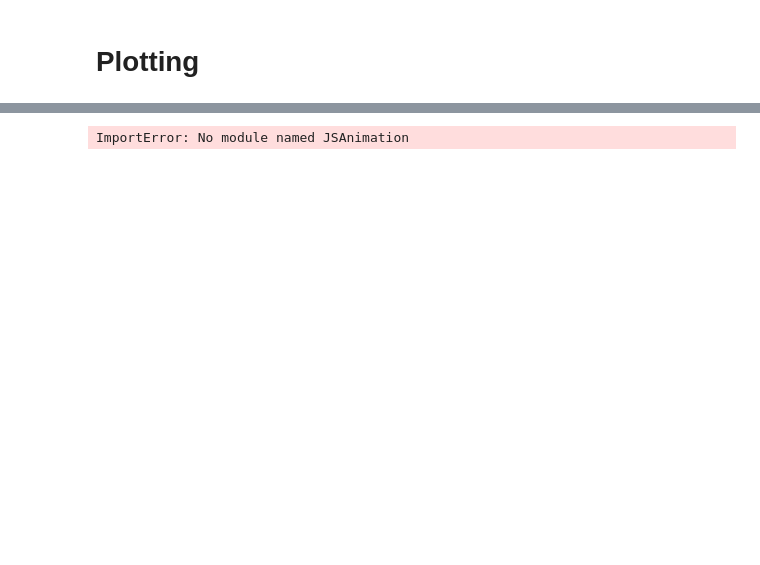
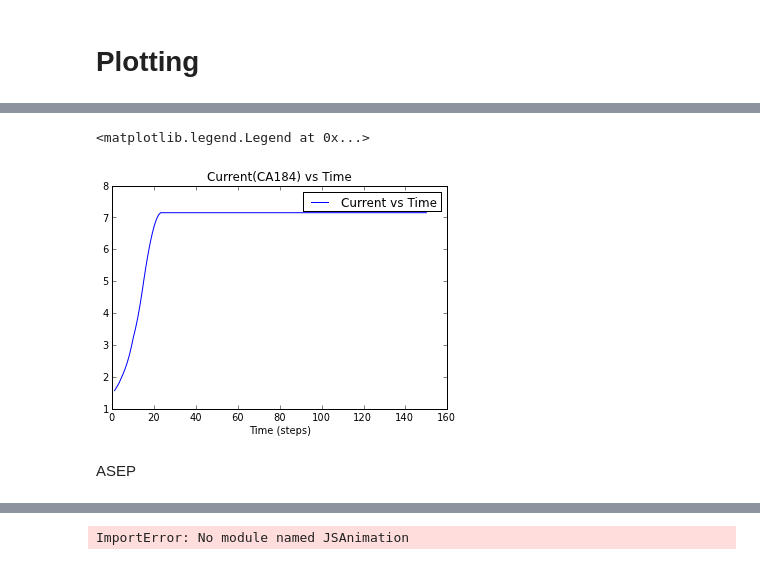
Before and after one commit to aalittlephys202/PHYS202-S13, a Jupyter notebook: Project/Traffic Flow.ipynb, the cells around one changed output, grey strips where cells are left out. Cells and saved outputs as stored; diff of their text form; code cells hidden in the pictures; blank space fills up the shorter version.

```diff
--- a/Project/Traffic Flow.ipynb
+++ b/Project/Traffic Flow.ipynb
@@ -312,0 +261,12 @@ print STCA(pos2, veli2,road)[1]
+# %%
+density = 10./200.
+currentCA184 = x_aveCA184*density
+plot(t,currentCA184,label='Current vs Time')
+xlabel('Time (steps)')
+title("Current(CA184) vs Time")
+legend(loc=0)
+# %% [output]
+<matplotlib.legend.Legend at 0x...>
+[figure, added]
+# %% [markdown]
+ASEP
```
Also changed, not shown: parts of 48 cells of this notebook.
